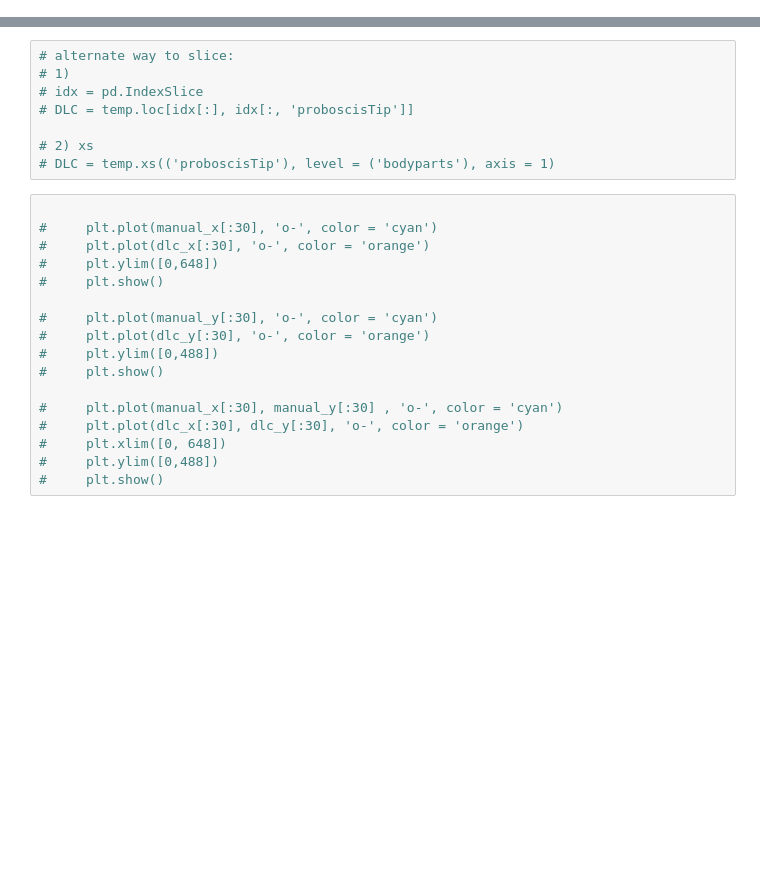
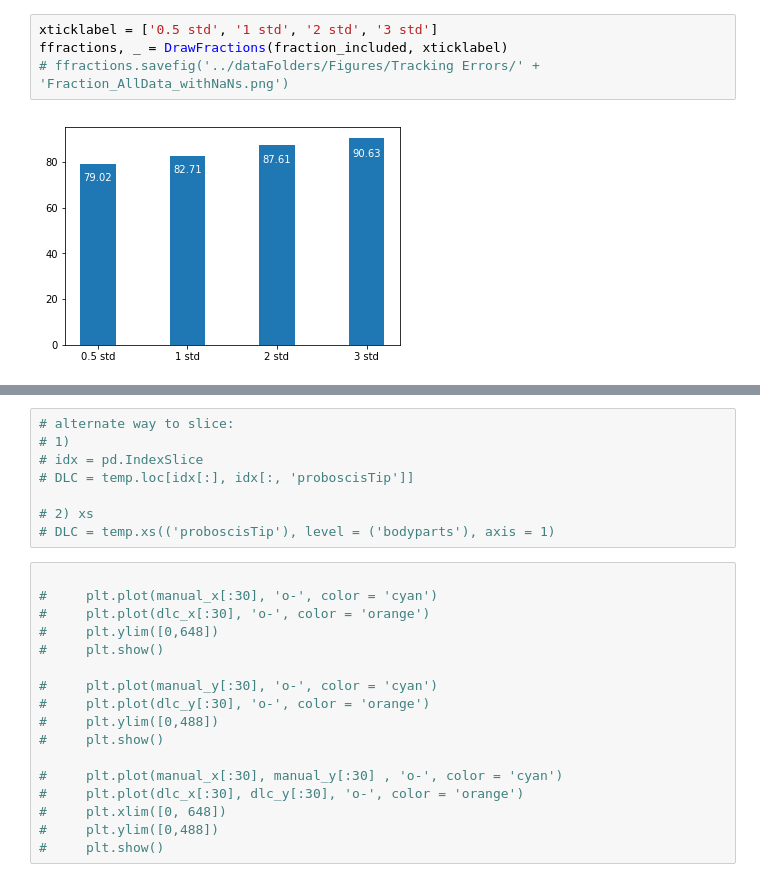
Before and after one commit to TanviDeora/ProboscisTracking, a Jupyter notebook: DLC annotation Errors/CalculateTrackingErrors.ipynb, the cells around one changed output, grey strips where cells are left out. Drawn from its saved outputs; the diff is of its cells as text; blank space fills up the shorter version.

```diff
--- a/DLC annotation Errors/CalculateTrackingErrors.ipynb
+++ b/DLC annotation Errors/CalculateTrackingErrors.ipynb
@@ -163,0 +215,6 @@ fraction_included
+# %%
+xticklabel = ['0.5 std', '1 std', '2 std', '3 std']
+ffractions, _ = DrawFractions(fraction_included, xticklabel)
+# ffractions.savefig('../dataFolders/Figures/Tracking Errors/' + 'Fraction_AllData_withNaNs.png')
+# %% [output]
+[figure, added]
```
Also changed, not shown: parts of 38 cells of this notebook, 6 other files.
